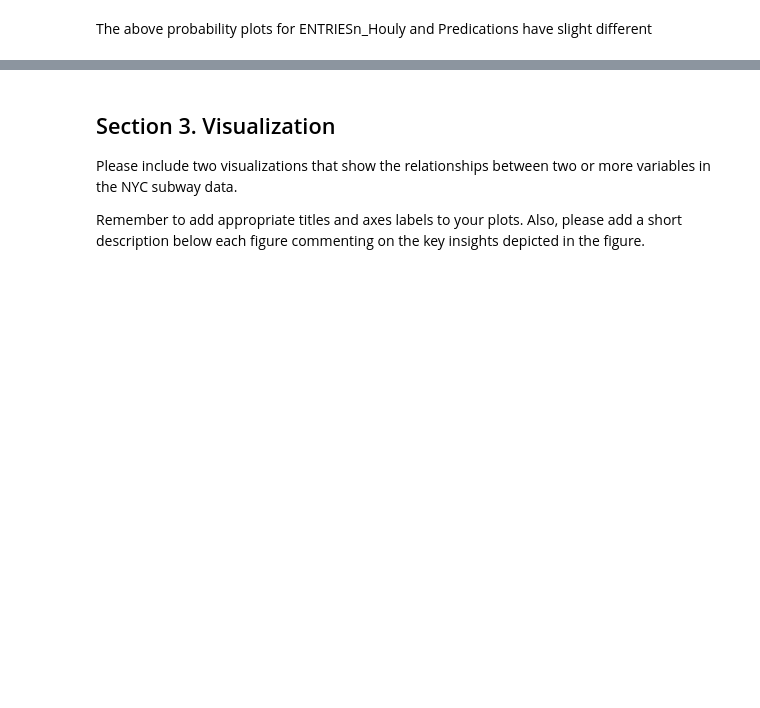
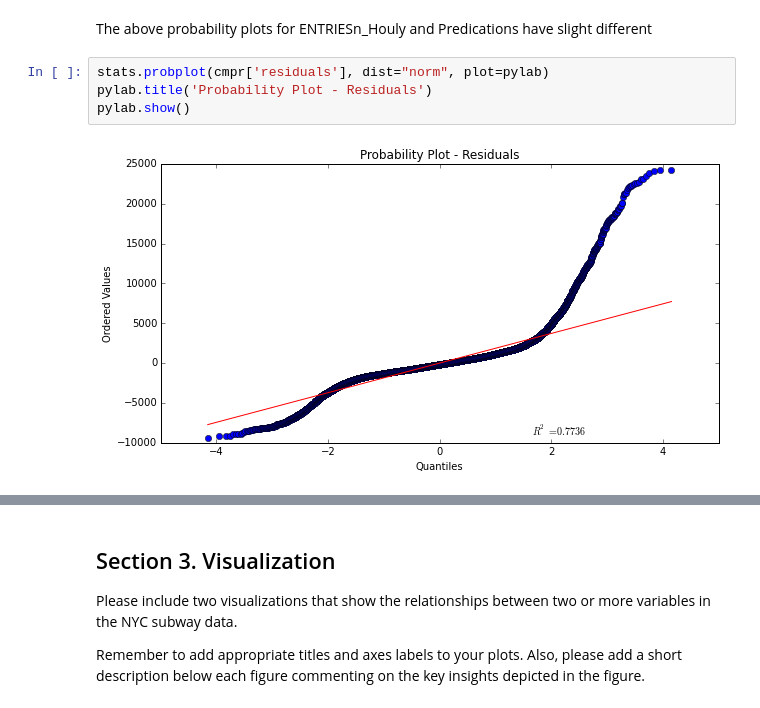
Before and after one commit to craignicholson/P2-1, a Jupyter notebook: Data_Analyst_ND_Project2.ipynb, the cells around one changed output, grey strips where cells are left out. Saved outputs shown, nothing was run; the diff lists cells and outputs as text; blank space fills up the shorter version.

Commit message:
add P-P plot, and plot of residuals by point

```diff
--- a/Data_Analyst_ND_Project2.ipynb
+++ b/Data_Analyst_ND_Project2.ipynb
@@ -596,3 +596,9 @@ Positive values for the residual (on the y-axis) mean the prediction was too low
 As the Predications (Hourly Entries) increases we see we have less precise predications.
 # %% [markdown]
 The above probability plots for ENTRIESn_Houly and Predications have slight different
+# %%
+stats.probplot(cmpr['residuals'], dist="norm", plot=pylab)
+pylab.title('Probability Plot - Residuals')
+pylab.show()
+# %% [output]
+[figure, added]
```
Also changed, not shown: parts of 6 cells of this notebook.
